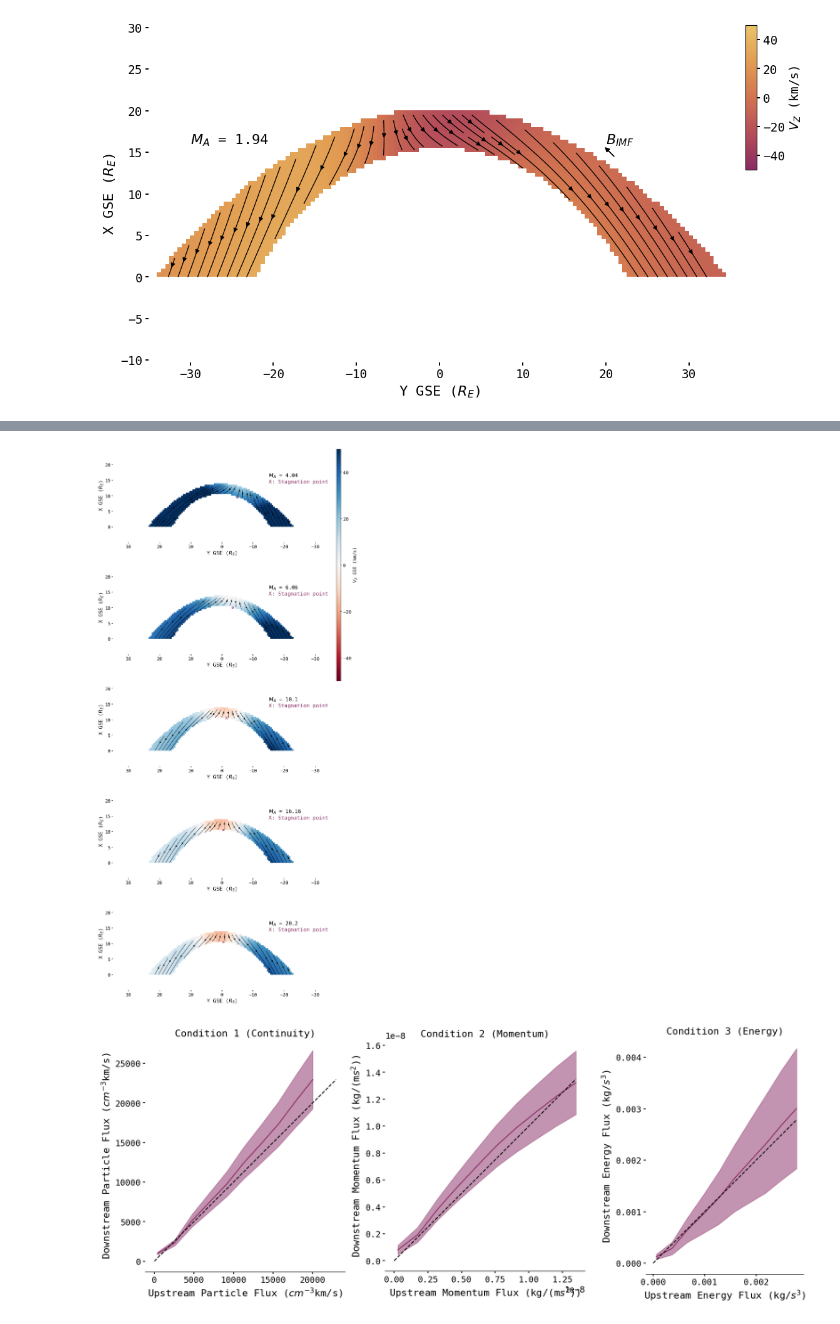
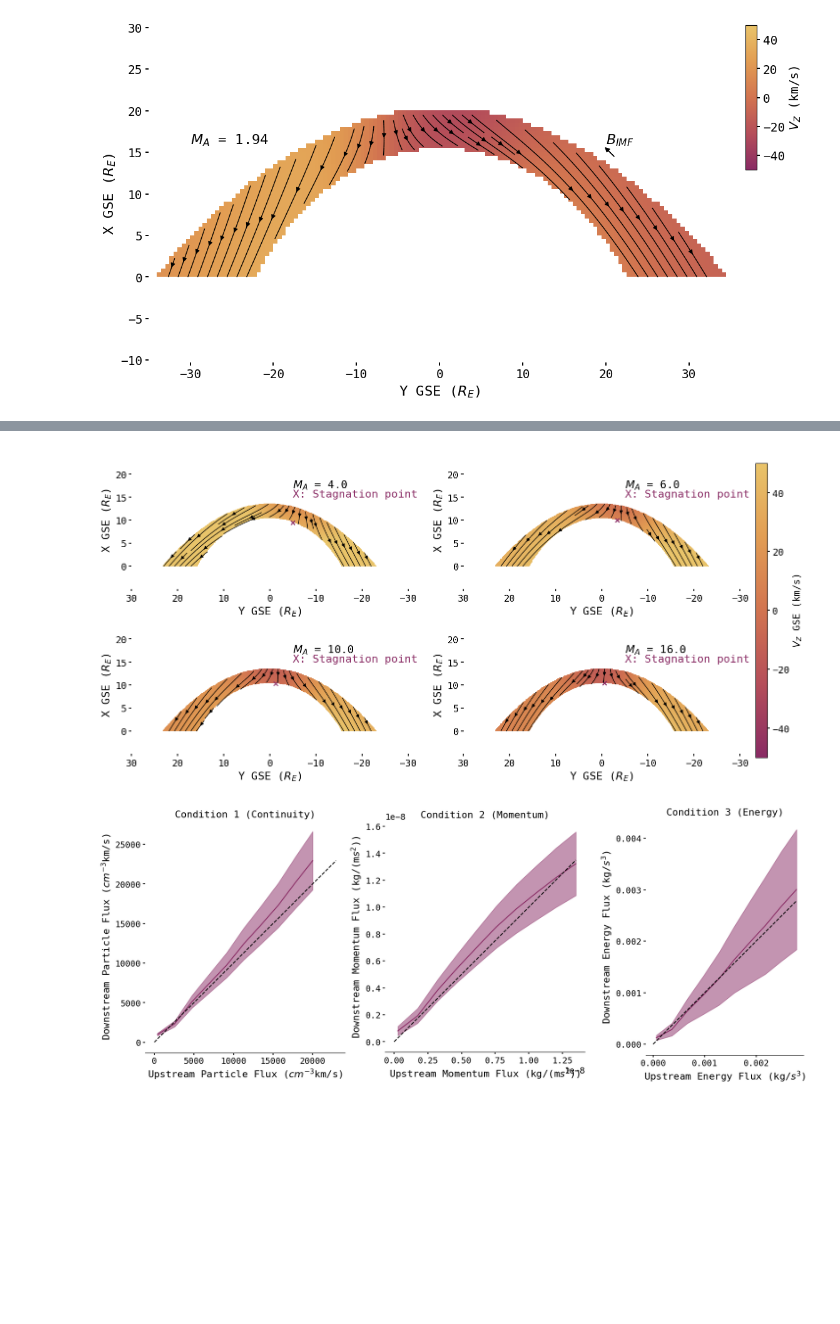
Before and after one commit to connor-obrien888/primesh, a Jupyter notebook: scratch.ipynb, the cells around one changed output, grey strips where cells are left out. Drawn from its saved outputs; the diff is of its cells as text; code cells hidden in the pictures; blank space fills up the shorter version.

Commit message:
Initial draft commit
Buttoned up plots for the first draft of the paper

```diff
--- a/scratch.ipynb
+++ b/scratch.ipynb
@@ -626,7 +622,7 @@ _________________________________________________________________
 # %%
 #Initialize synthetic dataset for four different B orientations
 
-gridsize = 0.5 #Size of the grid to calculate the magnetopause on (RE)
+gridsize = 0.1 #Size of the grid to calculate the magnetopause on (RE)
 x_extent = [0,20] #Set the GSE X extent of the grid
 y_extent = [-30,30] #Set the GSE Y extent of the grid
 theta_extent = [-np.pi/2, np.pi/2] #Set the polar angle extent of the grid
@@ -1143,9 +1138,9 @@ ani.save(filename=plotpath+'sheath_animation_MA_arrows.gif', writer="pillow")
 # %%
 #Construct frames of synthetic alfven mach numbers
 x_extent = [0, 20]
-y_extent = [-35, 35]
-gridsize = 0.5
-b_norms = np.array([12, 8, 4.8, 3, 2.4]) #Range of B magnitudes to use (Results in MA of 2-20)
+y_extent = [-30, 30]
+gridsize = 0.1
+b_norms = np.array([12, 8, 4.8, 3]) #Range of B magnitudes to use (Results in MA of 4-16)
 framenum = len(b_norms)
 bx = -1*np.sqrt(2)*b_norms
 by = np.sqrt(2)*b_norms
@@ -1161,26 +1156,27 @@ radial_grid[:,:,:,8] -= 30 #Subtract 30km/s from Vy to account for Earth's motio
 # %%
-#Plot the uncertainty in Bz at each point in the grid
-fig, axes = plt.subplots(nrows = framenum, ncols = 1, figsize = (12,30))
+#Plot the Z velocity at each point in the grid for each frame
+fig, axes = plt.subplots(nrows = 2, ncols = 2, figsize = (16,8))
 x_grid = np.arange(x_extent[0], x_extent[1], gridsize) #Create a grid to calculate the magnetosheath conditions on
 y_grid = np.arange(y_extent[0], y_extent[1], gridsize) #Create a grid to calculate the magnetosheath conditions on
-for idx, ax in enumerate(axes):
+for idx, ax in enumerate(axes.flatten()):
     im, stream, ax2 = pr.streamline(ax, radial_grid, x_grid, y_grid, frame_index = idx,
-                                    param_index=10, u_index=6, v_index=8, cmap='RdBu',
+                                    param_index=10, u_index=6, v_index=8, cmap=primesh_cmap,
                                     x_extent = x_extent, y_extent = y_extent, vmin = -50, vmax = 50)
-
     #Plot the Alfven mach number in the top left of the plot
-    ax.text(-15,16, r'$M_{A}$ = ' + str(np.round(0.0458 * np.abs(-400) * np.sqrt(7) / np.sqrt(b_norms[idx]**2), 2)), fontsize = 16)
-    #Add text below alfven mach number with X: Stagnation point in red
-    ax.text(-15,14, 'X: Stagnation point', fontsize = 16, color = c1)
+    ax.text(-5,17, r'$M_{A}$ = ' + str(np.round(0.0458 * np.abs(-400) * np.sqrt(7) / np.sqrt(b_norms[idx]**2), 0)), fontsize = 16)
+    #Add text below alfven mach number with X: Stagnation point in purple
+    ax.text(-5,15, 'X: Stagnation point', fontsize = 16, color = c1)
     #Mark the grid cell where normal velocity is minimized
     arg = np.argmin(np.sqrt(radial_grid[idx, :, :, 6]**2 + radial_grid[idx, :, :, 8]**2))
     arg = np.unravel_index(arg, radial_grid[idx, :, :, 6].shape)
     ax.scatter(y_grid[arg[1]], x_grid[arg[0]], color = c1, marker = 'x')
+    ax.set_xlim(30, -30)
+    ax.set_ylim(0, 20)
 #Add colorbar for predicted data
-cbar = pr.colorbar_maker(fig, im, param_index=10)
+cbar = pr.colorbar_maker(fig, im, param_index=10, box = [0.92, 0.1, 0.015, 0.75])
 #plt.savefig(plotpath+'sheath_grid_MA.pdf', bbox_inches='tight')
 # %% [output]
-[figure, old version]
+[figure, new version]
 # %%
 hist2d, xedges, yedges, binnumber = sps.binned_statistic_2d(mms_sh['R_xgse'], mms_sh['R_ygse'], values = mms_sh['R_zgse'], statistic = 'mean', bins = [20,60], range = [[0, 20], [-35, 35]])
 sig2d, xedges, yedges, binnumber = sps.binned_statistic_2d(mms_sh['R_xgse'], mms_sh['R_ygse'], values = mms_sh['R_zgse'], statistic = 'std', bins = [20,60], range = [[0, 20], [-35, 35]])
```
Also changed, not shown: parts of 8 cells of this notebook, 7 other files.
